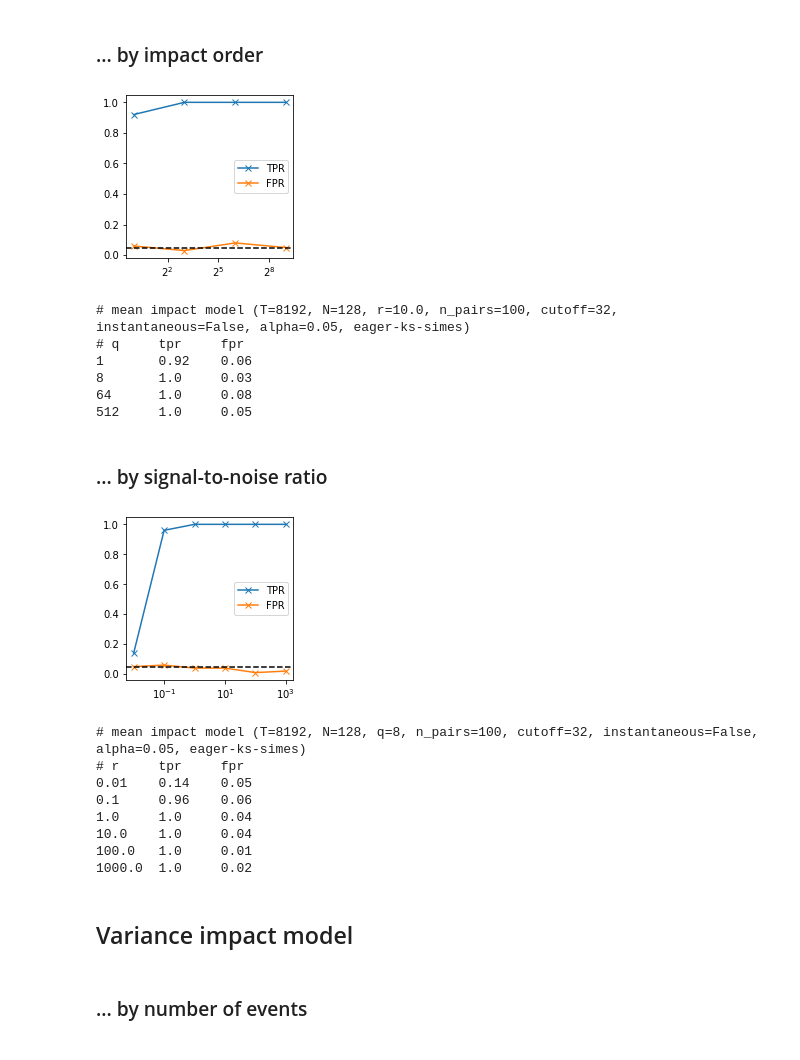
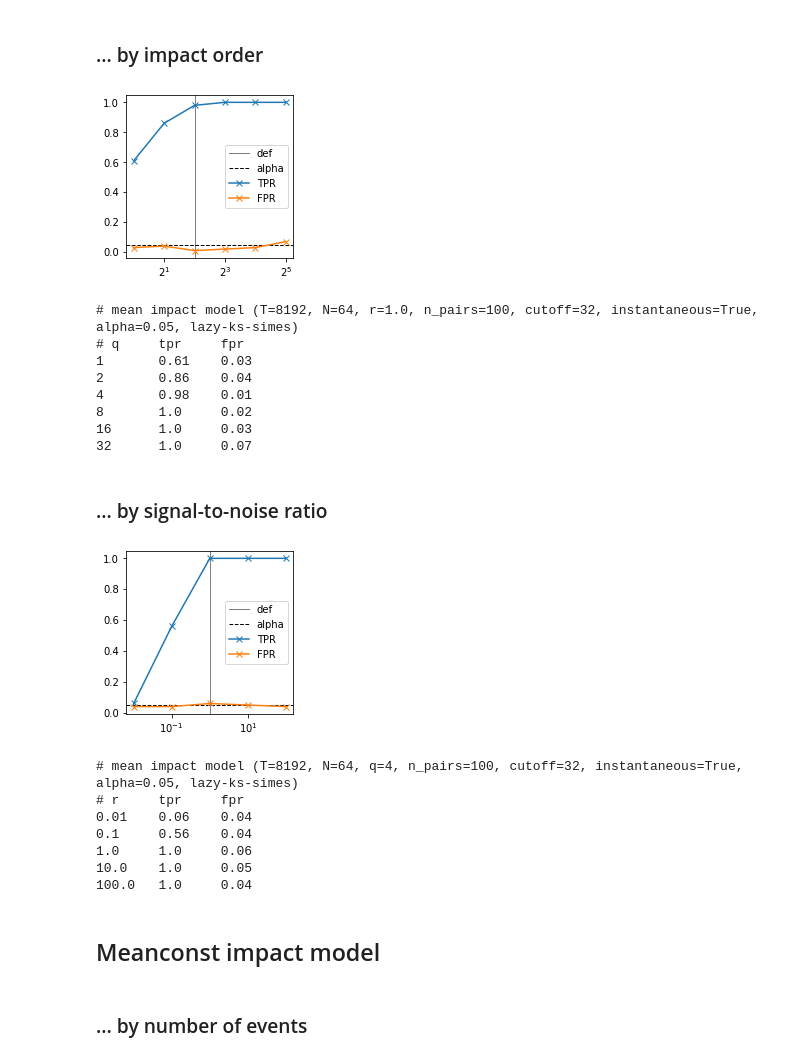
Before and after one commit to diozaka/eitest, a Jupyter notebook: simulations.ipynb, the cells around one changed output. Cells and saved outputs as stored; diff of their text form; code cells hidden in the pictures.

```diff
--- a/simulations.ipynb
+++ b/simulations.ipynb
@@ -134,19 +166,19 @@ n_pairs = 100
 alpha = 0.05
 twosamp_test = 'ks'
 multi_test = 'simes'
-sample_method = 'eager'
+sample_method = 'lazy'
 lag_cutoff = 32
-instantaneous = False
+instantaneous = True
 # %% [markdown]
 ## Mean impact model
 # %%
-default_N = 128
-default_r = 10.
-default_q = 8
+default_N = 64
+default_r = 1.
+default_q = 4
 # %% [markdown]
 ### ... by number of events
 # %%
-vals = [8, 16, 32, 64, 128, 256, 512, 1024]
+vals = [4, 8, 16, 32, 64, 128, 256]
 
 tprs = np.empty(len(vals))
 fprs = np.empty(len(vals))
@@ -158,9 +190,10 @@ for i, val in enumerate(vals):
                                         twosamp_test=twosamp_test, multi_test=multi_test, alpha=alpha)
 
 plt.figure(figsize=(3,3))
+plt.axvline(default_N, ls='-', c='gray', lw=1, label='def')
+plt.axhline(alpha, ls='--', c='black', lw=1, label='alpha')
 plt.plot(vals, tprs, label='TPR', marker='x')
 plt.plot(vals, fprs, label='FPR', marker='x')
-plt.axhline(alpha, ls='--', c='black')
 plt.gca().set_xscale('log', base=2)
 plt.legend()
 plt.show()
@@ -169,4 +202,5 @@ print(f'# mean impact model (T={default_T}, q={default_q}, r={default_r}, n_pair
 print(f'# N\ttpr\tfpr')
 for i, (tpr, fpr) in enumerate(zip(tprs, fprs)):
     print(f'{vals[i]}\t{tpr}\t{fpr}')
+print()
 # %% [output]
@@ -184,7 +217,7 @@ for i, (tpr, fpr) in enumerate(zip(tprs, fprs)):
 # %% [markdown]
 ### ... by impact order
 # %%
-vals = [1, 8, 64, 512]
+vals = [1, 2, 4, 8, 16, 32]
 
 tprs = np.empty(len(vals))
 fprs = np.empty(len(vals))
@@ -196,9 +229,10 @@ for i, val in enumerate(vals):
                                         twosamp_test=twosamp_test, multi_test=multi_test, alpha=alpha)
 
 plt.figure(figsize=(3,3))
+plt.axvline(default_q, ls='-', c='gray', lw=1, label='def')
+plt.axhline(alpha, ls='--', c='black', lw=1, label='alpha')
 plt.plot(vals, tprs, label='TPR', marker='x')
 plt.plot(vals, fprs, label='FPR', marker='x')
-plt.axhline(alpha, ls='--', c='black')
 plt.gca().set_xscale('log', base=2)
 plt.legend()
 plt.show()
@@ -207,50 +241,53 @@ print(f'# mean impact model (T={default_T}, N={default_N}, r={default_r}, n_pair
 print(f'# q\ttpr\tfpr')
 for i, (tpr, fpr) in enumerate(zip(tprs, fprs)):
     print(f'{vals[i]}\t{tpr}\t{fpr}')
+print()
 # %% [output]
-[figure, old version]
+[figure, new version]
-# mean impact model (T=8192, N=128, r=10.0, n_pairs=100, cutoff=32, instantaneous=False, alpha=0.05, eager-ks-simes)
+# mean impact model (T=8192, N=64, r=1.0, n_pairs=100, cutoff=32, instantaneous=True, alpha=0.05, lazy-ks-simes)
 # q     tpr     fpr
-1       0.92    0.06
-8       1.0     0.03
-64      1.0     0.08
-512     1.0     0.05
+1       0.61    0.03
+2       0.86    0.04
+4       0.98    0.01
+8       1.0     0.02
+16      1.0     0.03
+32      1.0     0.07
 # %% [markdown]
 ### ... by signal-to-noise ratio
 # %%
-vals = [0.01, 0.1, 1., 10., 100., 1000.]
+vals = [0.01, 0.1, 1., 10., 100.]
 
 tprs = np.empty(len(vals))
 fprs = np.empty(len(vals))
 for i, val in enumerate(vals):
     tprs[i], fprs[i] = test_simul_pairs(impact_model='mean', param_T=default_T,
                                         param_N=default_N, param_q=default_q, param_r=val,
                                         n_pairs=n_pairs, sample_method=sample_method,
                                         lag_cutoff=lag_cutoff, instantaneous=instantaneous,
                                         twosamp_test=twosamp_test, multi_test=multi_test, alpha=alpha)
 
 plt.figure(figsize=(3,3))
+plt.axvline(default_r, ls='-', c='gray', lw=1, label='def')
+plt.axhline(alpha, ls='--', c='black', lw=1, label='alpha')
 plt.plot(vals, tprs, label='TPR', marker='x')
 plt.plot(vals, fprs, label='FPR', marker='x')
-plt.axhline(alpha, ls='--', c='black')
 plt.gca().set_xscale('log', base=10)
 plt.legend()
 plt.show()
 
 print(f'# mean impact model (T={default_T}, N={default_N}, q={default_q}, n_pairs={n_pairs}, cutoff={lag_cutoff}, instantaneous={instantaneous}, alpha={alpha}, {sample_method}-{twosamp_test}-{multi_test})')
 print(f'# r\ttpr\tfpr')
 for i, (tpr, fpr) in enumerate(zip(tprs, fprs)):
     print(f'{vals[i]}\t{tpr}\t{fpr}')
 # %% [output]
-[figure, old version]
+[figure, new version]
-# mean impact model (T=8192, N=128, q=8, n_pairs=100, cutoff=32, instantaneous=False, alpha=0.05, eager-ks-simes)
+# mean impact model (T=8192, N=64, q=4, n_pairs=100, cutoff=32, instantaneous=True, alpha=0.05, lazy-ks-simes)
 # r     tpr     fpr
-0.01    0.14    0.05
-0.1     0.96    0.06
-1.0     1.0     0.04
-10.0    1.0     0.04
-100.0   1.0     0.01
-1000.0  1.0     0.02
+0.01    0.06    0.04
+0.1     0.56    0.04
+1.0     1.0     0.06
+10.0    1.0     0.05
+100.0   1.0     0.04
 # %% [markdown]
-## Variance impact model
+## Meanconst impact model
 # %%
```
Also changed, not shown: parts of 23 cells of this notebook.
